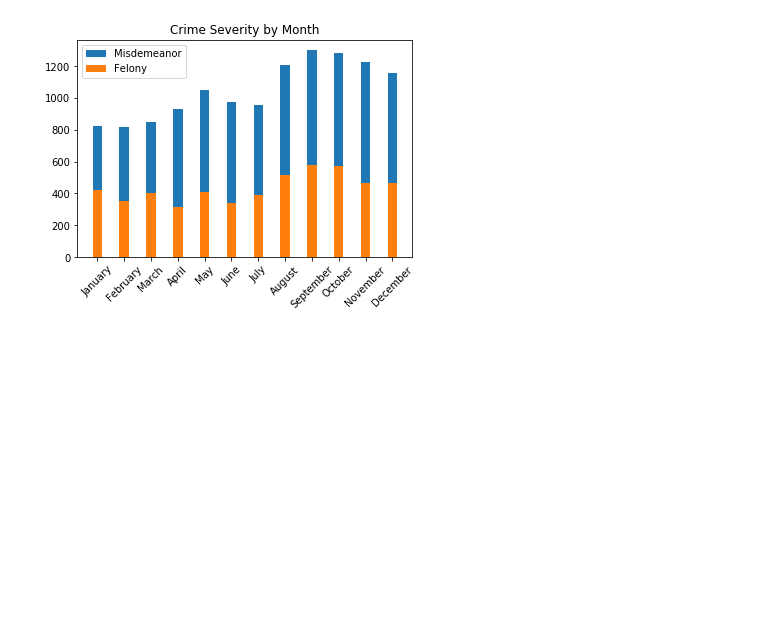
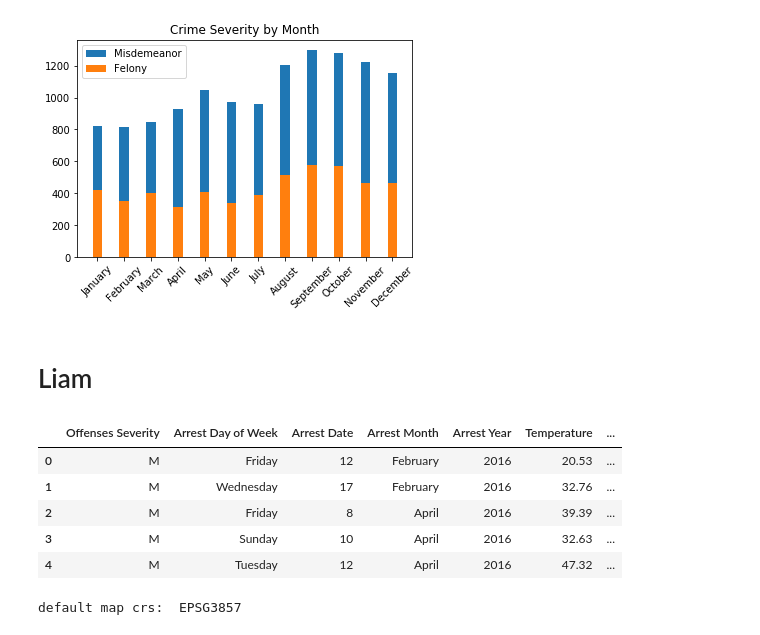
Before and after one commit to Emaway/Group-Project-1, a Jupyter notebook: plots.ipynb, the cells around one changed output. Saved outputs shown, nothing was run; the diff lists cells and outputs as text; code cells hidden in the pictures; blank space fills up the shorter version.

```diff
--- a/plots.ipynb
+++ b/plots.ipynb
@@ -334,3 +334,31 @@ plt.title("Crime Severity by Month")
 plt.savefig("Plots/crime_severity_by_month.png")
 # %% [output]
 [figure]
+# %% [markdown]
+# Liam
+# %%
+#Drop irrelevant columns
+heatmap_DF = crime_df[['Offenses Severity', 'Arrest Day of Week', 'Arrest Date', 'Arrest Month', 'Arrest Year', 'Temperature', 'Weather Condition', 'Incident Location', 'Incident Latitude', 'Incident Longitude', 'Incident Neighborhood', 'Incident Zone']]
+heatmap_DF.head()
+# %% [output]
+|  | Offenses Severity | Arrest Day of Week | Arrest Date | Arrest Month | Arrest Year | Temperature | ... |
+| 0 | M | Friday | 12 | February | 2016 | 20.53 | ... |
+| 1 | M | Wednesday | 17 | February | 2016 | 32.76 | ... |
+| 2 | M | Friday | 8 | April | 2016 | 39.39 | ... |
+| 3 | M | Sunday | 10 | April | 2016 | 32.63 | ... |
+| 4 | M | Tuesday | 12 | April | 2016 | 47.32 | ... |
+# %%
+import geopandas as gpd
+import folium
+
+#Pull Pittsburgh City Borders
+congr_districts = gpd.read_file("API call and cleaning/Resources/cb_2015_us_cd114_20m")
+congr_districts.crs = {'datum': 'NAD83', 'ellps': 'GRS80', 'proj':'longlat', 'no_defs':True}
+
+district14 = congr_districts[ congr_districts.GEOID == '4214' ]  # 42 = PA, 14 = District
+
+#Create folium map config
+distric_map = folium.Map(location=[40, -80], zoom_start=9, tiles='cartodbpositron' )
+print('default map crs: ',distric_map.crs)
+# %% [output]
+default map crs:  EPSG3857
```
Also changed, not shown: parts of 11 cells of this notebook.
